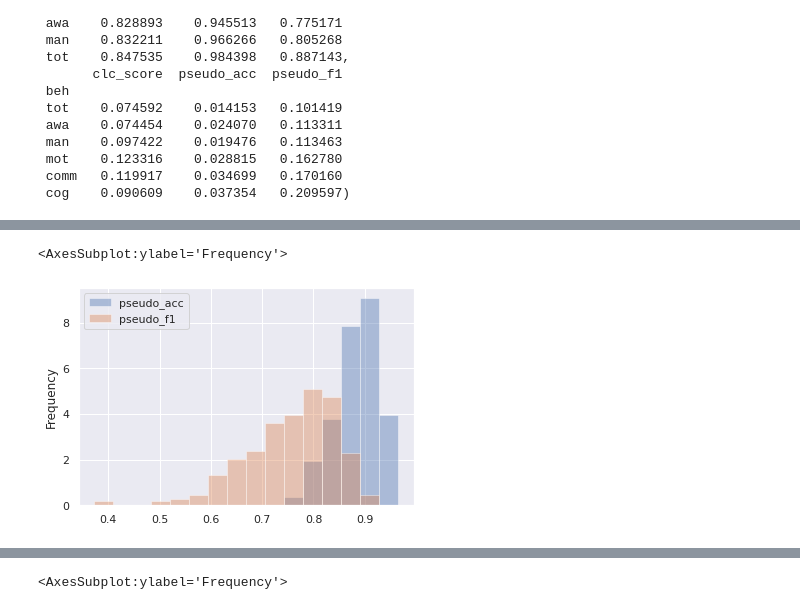
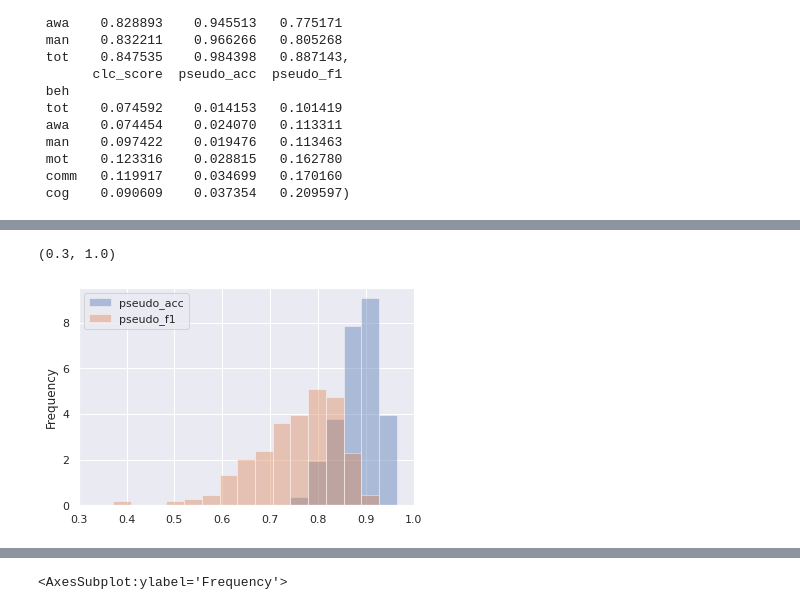
Before and after one commit to silk1100/behavioralProject, a Jupyter notebook: notebooks/13_Common_Features_Among_SRS.ipynb, the cells around one changed output, grey strips where cells are left out. Cells and saved outputs as stored; diff of their text form; code cells hidden in the pictures.

```diff
--- a/notebooks/13_Common_Features_Among_SRS.ipynb
+++ b/notebooks/13_Common_Features_Among_SRS.ipynb
@@ -201,5 +294,6 @@ df_results
 # %%
 df_results[df_results['sev']=='sever_TD'][['pseudo_acc', 'pseudo_f1']].plot.hist(bins=16, density=True, alpha=0.4)
+plt.xlim([0.3, 1])
 # %% [output]
-<AxesSubplot:ylabel='Frequency'>
+(0.3, 1.0)
-[figure, old version]
+[figure, new version]
```
Also changed, not shown: parts of 28 cells of this notebook, 1 other file.
